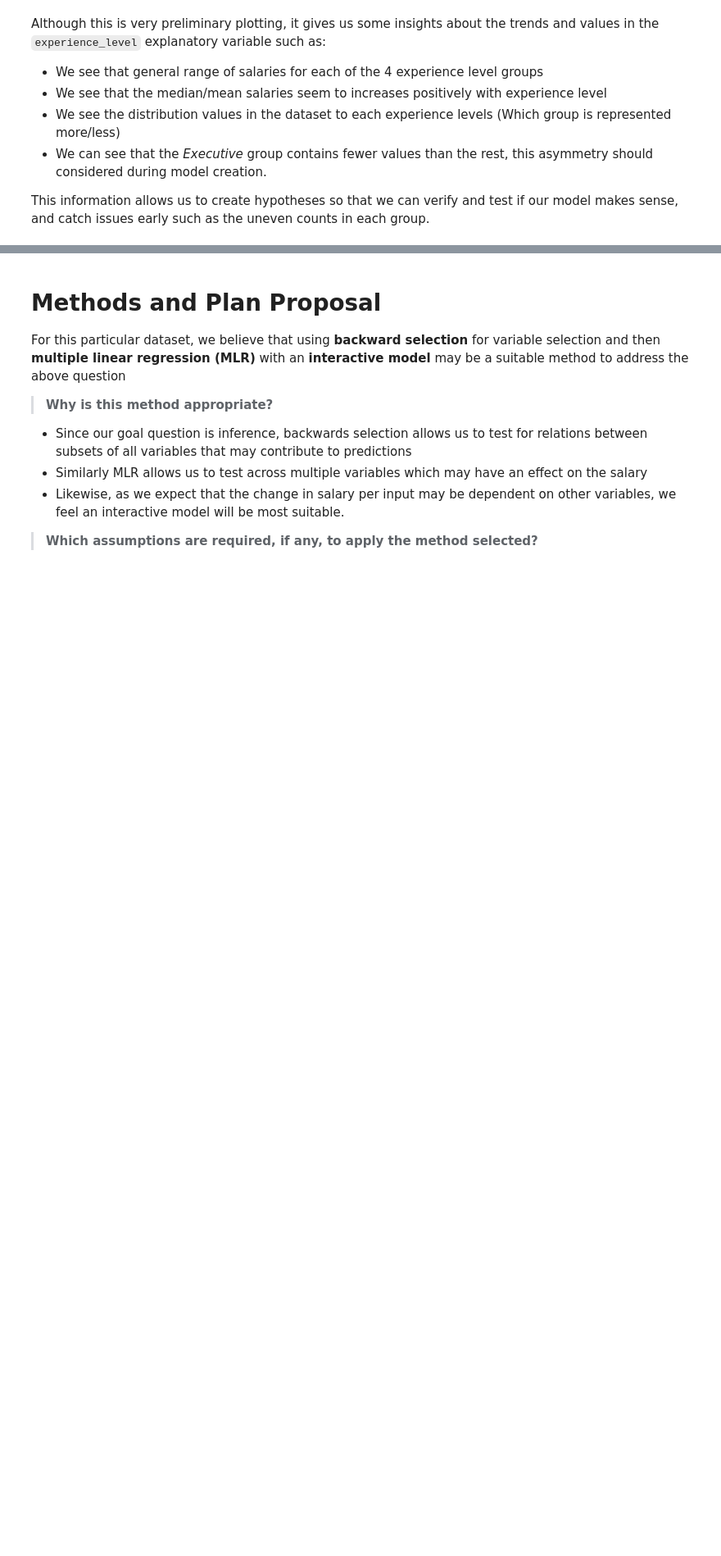
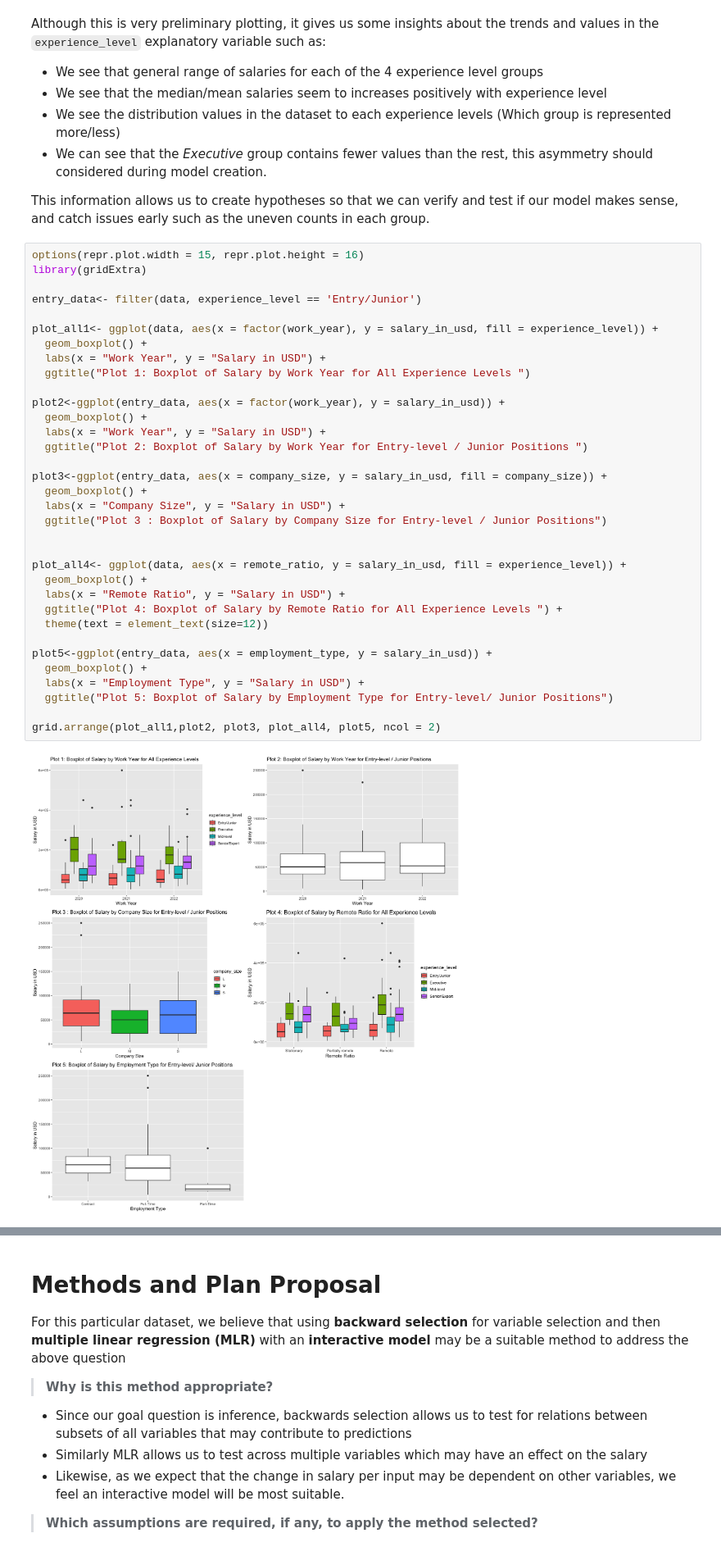
Before and after one commit to celike1/STAT301_Project, a Jupyter notebook: FinalProject.ipynb, the cells around one changed output, grey strips where cells are left out. Shown at 82% size. Cells and saved outputs as stored; diff of their text form; blank space fills up the shorter version.

Commit message:
added my plots but will continue

```diff
--- a/FinalProject.ipynb
+++ b/FinalProject.ipynb
@@ -250,3 +287,39 @@ Although this is very preliminary plotting, it gives us some insights about the
 - We can see that the *Executive* group contains fewer values than the rest, this asymmetry should considered during model creation.
 
 This information allows us to create hypotheses so that we can verify and test if our model makes sense, and catch issues early such as the uneven counts in each group.
+# %%
+options(repr.plot.width = 15, repr.plot.height = 16)
+library(gridExtra)
+
+entry_data<- filter(data, experience_level == 'Entry/Junior')
+
+plot_all1<- ggplot(data, aes(x = factor(work_year), y = salary_in_usd, fill = experience_level)) +
+  geom_boxplot() +
+  labs(x = "Work Year", y = "Salary in USD") +
+  ggtitle("Plot 1: Boxplot of Salary by Work Year for All Experience Levels ")
+
+plot2<-ggplot(entry_data, aes(x = factor(work_year), y = salary_in_usd)) +
+  geom_boxplot() +
+  labs(x = "Work Year", y = "Salary in USD") +
+  ggtitle("Plot 2: Boxplot of Salary by Work Year for Entry-level / Junior Positions ")
+
+plot3<-ggplot(entry_data, aes(x = company_size, y = salary_in_usd, fill = company_size)) +
+  geom_boxplot() +
+  labs(x = "Company Size", y = "Salary in USD") +
+  ggtitle("Plot 3 : Boxplot of Salary by Company Size for Entry-level / Junior Positions")
+
+
+plot_all4<- ggplot(data, aes(x = remote_ratio, y = salary_in_usd, fill = experience_level)) +
+  geom_boxplot() +
+  labs(x = "Remote Ratio", y = "Salary in USD") +
+  ggtitle("Plot 4: Boxplot of Salary by Remote Ratio for All Experience Levels ") +
+  theme(text = element_text(size=12))
+
+plot5<-ggplot(entry_data, aes(x = employment_type, y = salary_in_usd)) +
+  geom_boxplot() +
+  labs(x = "Employment Type", y = "Salary in USD") +
+  ggtitle("Plot 5: Boxplot of Salary by Employment Type for Entry-level/ Junior Positions")
+
+grid.arrange(plot_all1,plot2, plot3, plot_all4, plot5, ncol = 2)
+# %% [output]
+[figure, added]
```
Also changed, not shown: parts of 9 cells of this notebook.
